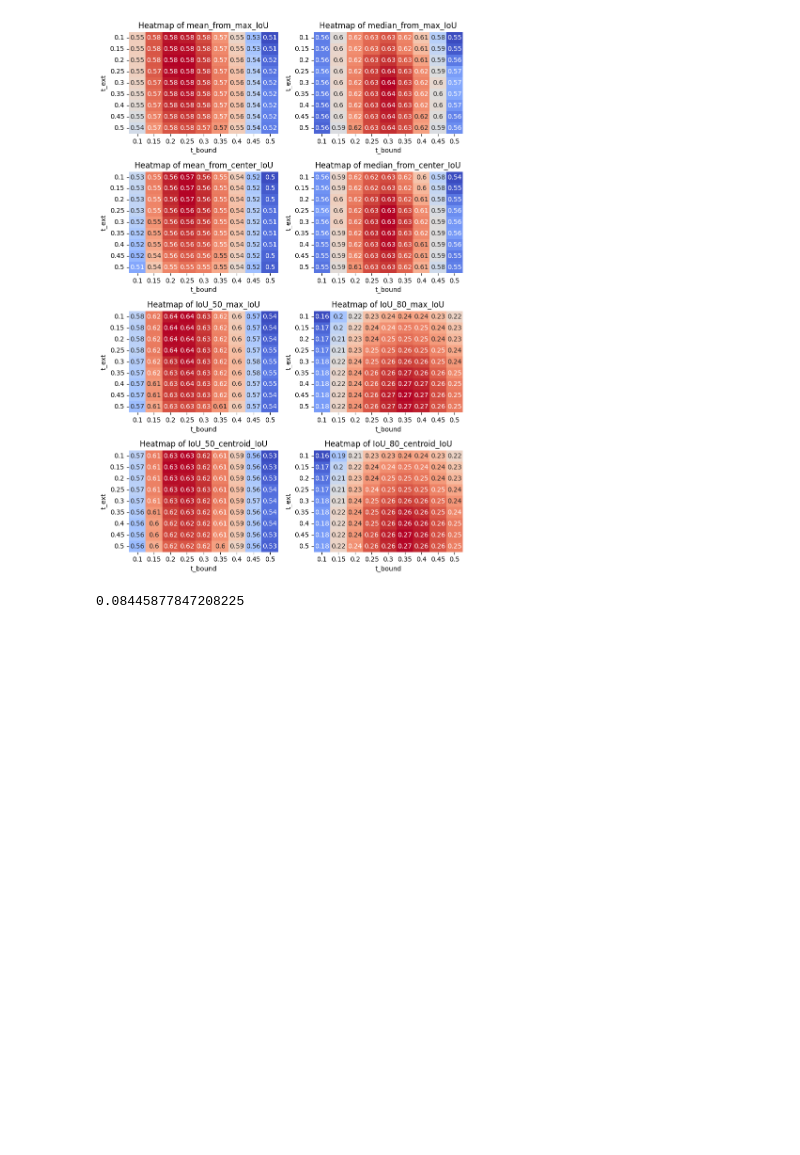
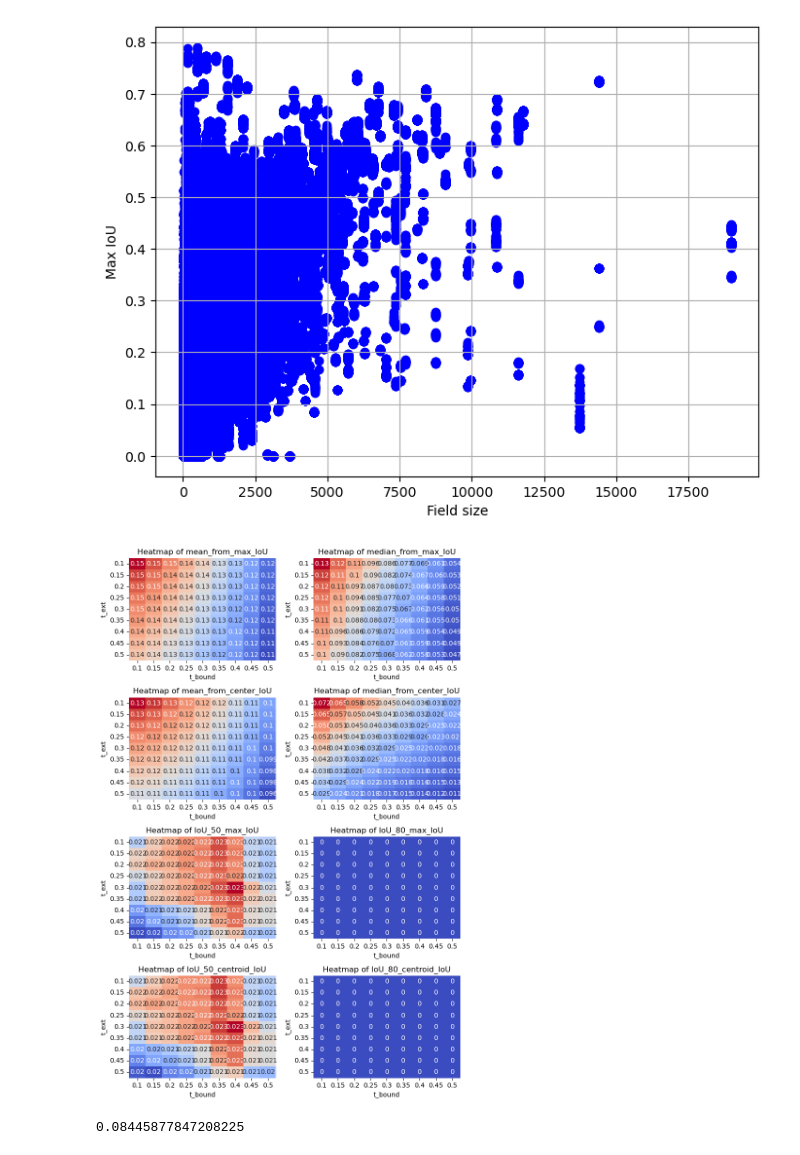
Before and after one commit to florus82/field-scripts, a Jupyter notebook: from_Philippe/check_csv_output_decode.ipynb, the cells around one changed output. Cells and saved outputs as stored; diff of their text form; code cells hidden in the pictures; blank space fills up the shorter version.

```diff
--- a/from_Philippe/check_csv_output_decode.ipynb
+++ b/from_Philippe/check_csv_output_decode.ipynb
@@ -30,12 +30,12 @@ plt.ylim(0, 10)
 # Show the plot
 plt.show()
 # %%
-files = getFilelist('/data/fields/Auxiliary/grid_search/Brandenburg/', '.csv')
+files = getFilelist('/data/Aldhani/eoagritwin/fields/Auxiliary/grid_search/Brandenburg/256_20_chipsvrt_GSA-DE_BRB-2019_cropMask_lines_touch_false_lines_touch_false_linecrop/', '.csv')
 res = pd.concat([pd.read_csv(file) for file in files], ignore_index=True)
 
-filtered_df = res[res['reference_field_sizes'] > 100]
+filtered_df = res[res['reference_field_sizes'] > 1]
 
-# Scatter plot
+# # Scatter plot
 # plt.figure(figsize=(8, 6))
 # plt.scatter(filtered_df['reference_field_sizes'], filtered_df['max_IoU'], color='b', marker='o')
 # plt.xlabel('Field size')
@@ -87,34 +87,35 @@ merged_df = merged_df.groupby(['t_ext', 't_bound']).mean().reset_index()
 
 
 # Assuming merged_df contains the data as described
 columns_to_plot = [
     'mean_from_max_IoU', 'median_from_max_IoU',
     'mean_from_center_IoU', 'median_from_center_IoU',
     'IoU_50_max_IoU', 'IoU_80_max_IoU',
     'IoU_50_centroid_IoU', 'IoU_80_centroid_IoU'
 ]
 
 # Set up a matplotlib figure for the heatmap layout
 plt.figure(figsize=(8, 12))
 
 # Iterate over the columns and create a heatmap for each
 for i, column in enumerate(columns_to_plot, start=1):
     # Pivot the DataFrame for the heatmap
     heatmap_data = merged_df.pivot(index='t_ext', columns='t_bound', values=column)
 
     # Plot the heatmap
     plt.subplot(4, 2, i)  # Adjust the layout for a 2x3 grid
     sns.heatmap(heatmap_data, annot=True, cmap='coolwarm', cbar=False)#cbar_kws={'label': column})
 
     # Title for each heatmap
     plt.title(f'Heatmap of {column}')
     plt.xlabel('t_bound')
     plt.ylabel('t_ext')
 
 plt.tight_layout()  # Adjust the layout to prevent overlap
 plt.show()
 # %% [output]
-[figure, old version]
+[figure, new version]
+[figure, added]
 # %%
 (res['max_IoU'] == 0).sum() / res.shape[0]
 # %% [output]
```
Also changed, not shown: parts of 1 cell of this notebook, 2 other files.
